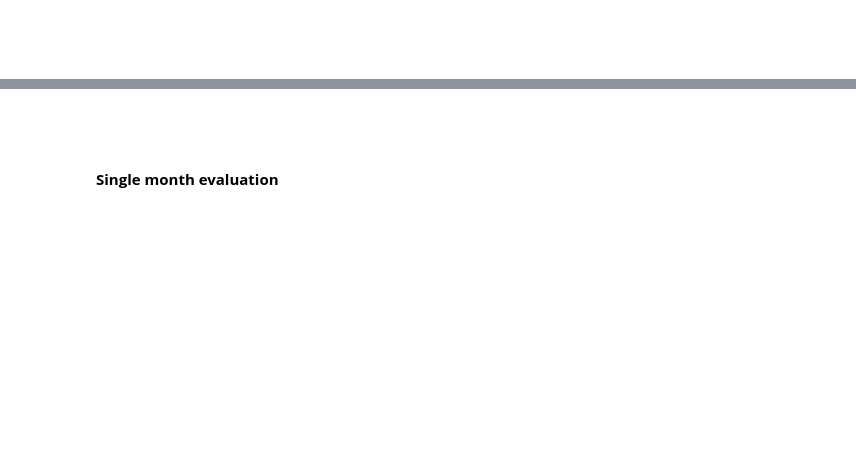
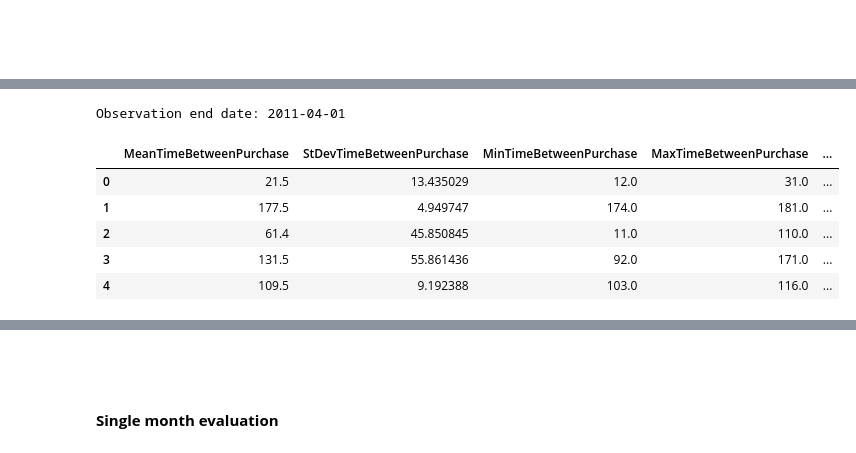
Before and after one commit to W-Tran/predicting-next-purchase, a Jupyter notebook: predicting_purchases_in_next_month.ipynb, the cells around one changed output, grey strips where cells are left out. Drawn from its saved outputs; the diff is of its cells as text; code cells hidden in the pictures; blank space fills up the shorter version.

```diff
--- a/predicting_purchases_in_next_month.ipynb
+++ b/predicting_purchases_in_next_month.ipynb
@@ -93,0 +94,11 @@ Evaluate models - done in 27s
+# %%
+print(f"Observation end date: {train_results['observation_end_dates'][14]}")
+train_results['X_train'][14].head()
+# %% [output]
+Observation end date: 2011-04-01
+|  | MeanTimeBetweenPurchase | StDevTimeBetweenPurchase | MinTimeBetweenPurchase | MaxTimeBetweenPurchase | ... |
+| 0 | 21.5 | 13.435029 | 12.0 | 31.0 | ... |
+| 1 | 177.5 | 4.949747 | 174.0 | 181.0 | ... |
+| 2 | 61.4 | 45.850845 | 11.0 | 110.0 | ... |
+| 3 | 131.5 | 55.861436 | 92.0 | 171.0 | ... |
+| 4 | 109.5 | 9.192388 | 103.0 | 116.0 | ... |
```
Also changed, not shown: parts of 11 cells of this notebook.
